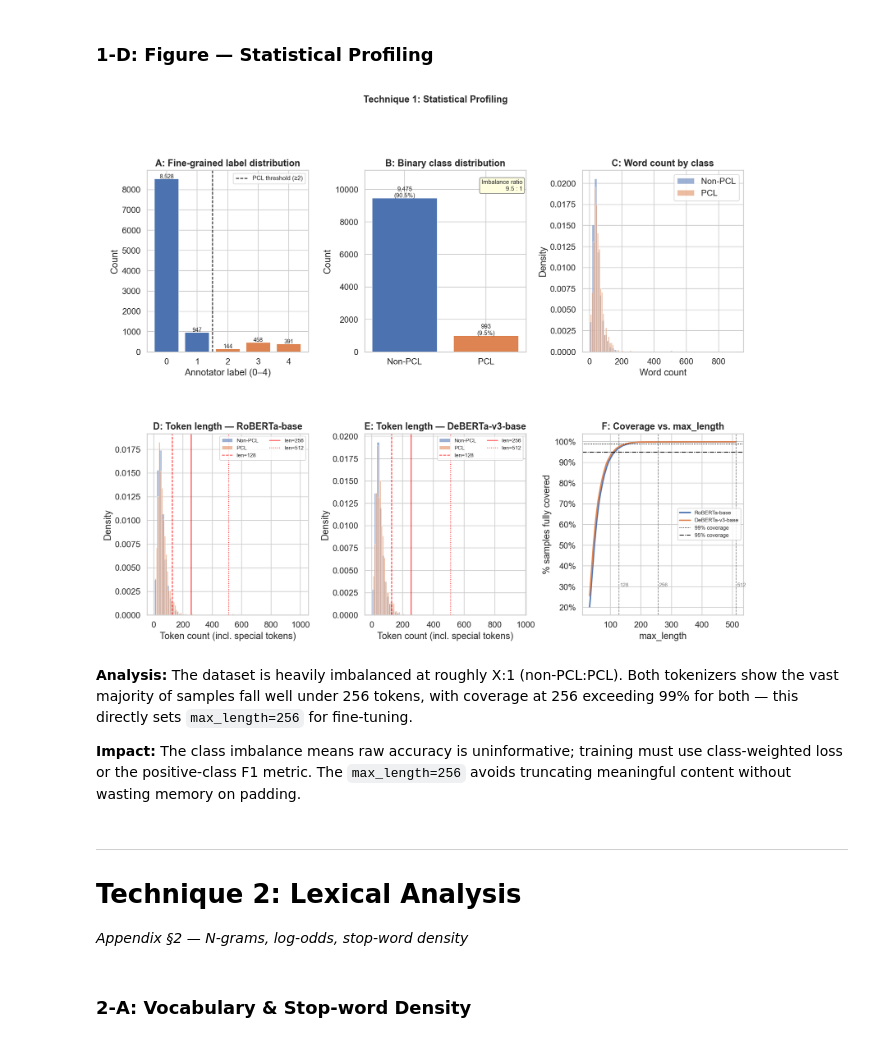
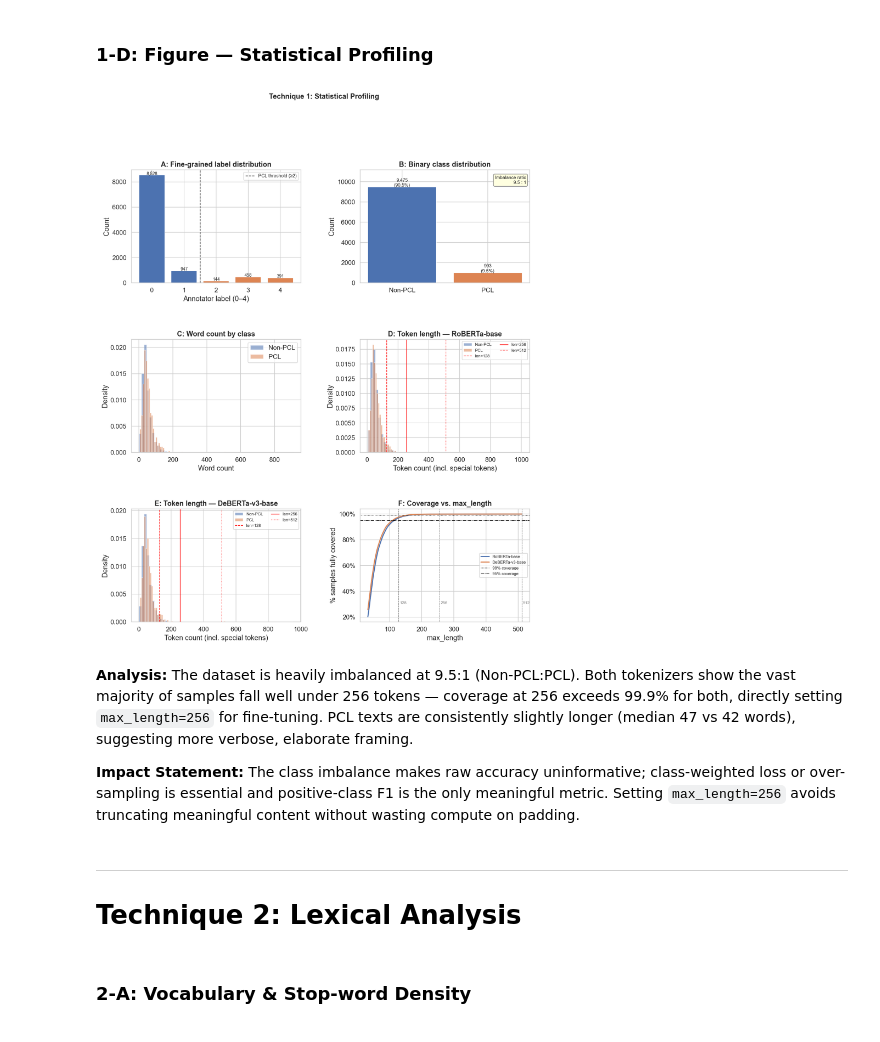
Before and after one commit to ut6817150/SemEval-2022-Task-4---Patronising-and-Condescending-Language-Detection, a Jupyter notebook: Exercise_2.ipynb, the cells around one changed output. Saved outputs shown, nothing was run; the diff lists cells and outputs as text; code cells hidden in the pictures.

```diff
--- a/Exercise_2.ipynb
+++ b/Exercise_2.ipynb
@@ -250,8 +250,8 @@ Coverage table:
 # %% [markdown]
 ### 1-D: Figure — Statistical Profiling
 # %%
-fig = plt.figure(figsize=(16, 12))
-gs  = gridspec.GridSpec(2, 3, figure=fig, hspace=0.45, wspace=0.35)
+fig = plt.figure(figsize=(14, 16))
+gs  = gridspec.GridSpec(3, 2, figure=fig, hspace=0.50, wspace=0.35)
 
 # Panel A: Fine-grained label distribution
 ax_a = fig.add_subplot(gs[0, 0])
@@ -281,7 +281,7 @@ ax_b.annotate(f"Imbalance ratio\n{ir:.1f} : 1",
               fontsize=9, bbox=dict(boxstyle="round,pad=0.3", fc="lightyellow", ec="grey"))
 
 # Panel C: Word count by class
-ax_c = fig.add_subplot(gs[0, 2])
+ax_c = fig.add_subplot(gs[1, 0])
 for pcl_val, label, color in [(0, "Non-PCL", BLUE), (1, "PCL", ORANGE)]:
     ax_c.hist(df.loc[df["pcl"] == pcl_val, "word_count"],
               bins=60, alpha=0.55, label=label, color=color, density=True)
@@ -290,8 +290,8 @@ ax_c.set_xlabel("Word count")
 ax_c.set_ylabel("Density")
 ax_c.legend()
 
-# Panel D: Token length — RoBERTa
-ax_d = fig.add_subplot(gs[1, 0])
+# Panel D: Token length — RoBERTa-base
+ax_d = fig.add_subplot(gs[1, 1])
 col_r = "tok_RoBERTa-base"
 for pcl_val, label, color in [(0, "Non-PCL", BLUE), (1, "PCL", ORANGE)]:
     ax_d.hist(df.loc[df["pcl"] == pcl_val, col_r],
@@ -303,50 +303,49 @@ ax_d.set_xlabel("Token count (incl. special tokens)")
 ax_d.set_ylabel("Density")
 ax_d.legend(fontsize=8, ncol=2)
 
-# Panel E: Token length — DeBERTa
-ax_e = fig.add_subplot(gs[1, 1])
+# Panel E: Token length — DeBERTa-v3-base
+ax_e = fig.add_subplot(gs[2, 0])
 col_d = "tok_DeBERTa-v3-base"
 for pcl_val, label, color in [(0, "Non-PCL", BLUE), (1, "PCL", ORANGE)]:
     ax_e.hist(df.loc[df["pcl"] == pcl_val, col_d],
               bins=60, alpha=0.55, label=label, color=color, density=True)
 for t, ls in [(128, "--"), (256, "-"), (512, ":")]:
     ax_e.axvline(t, color="red", linestyle=ls, linewidth=1.1, label=f"len={t}")
 ax_e.set_title("E: Token length — DeBERTa-v3-base", fontweight="bold")
 ax_e.set_xlabel("Token count (incl. special tokens)")
 ax_e.set_ylabel("Density")
 ax_e.legend(fontsize=8, ncol=2)
 
-# Panel F: Coverage curve
-ax_f = fig.add_subplot(gs[1, 2])
+# Panel F: Coverage curve (both tokenizers)
+ax_f = fig.add_subplot(gs[2, 1])
 thrs = list(range(32, 513, 4))
 colors_tok = {"RoBERTa-base": BLUE, "DeBERTa-v3-base": ORANGE}
 for name in TOKENIZERS:
     col  = f"tok_{name}"
     covs = [(df[col] <= t).mean() * 100 for t in thrs]
     ax_f.plot(thrs, covs, label=name, color=colors_tok[name], linewidth=2)
 for x_mark in [128, 256, 512]:
     ax_f.axvline(x_mark, color="grey", linestyle="--", linewidth=0.9)
     ax_f.text(x_mark + 3, 30, str(x_mark), color="grey", fontsize=8)
 ax_f.axhline(99, color="black", linestyle=":",  linewidth=1, label="99% coverage")
 ax_f.axhline(95, color="black", linestyle="-.", linewidth=1, label="95% coverage")
 ax_f.set_title("F: Coverage vs. max_length", fontweight="bold")
 ax_f.set_xlabel("max_length")
 ax_f.set_ylabel("% samples fully covered")
 ax_f.yaxis.set_major_formatter(mticker.PercentFormatter())
 ax_f.legend(fontsize=8)
 
 fig.suptitle("Technique 1: Statistical Profiling", fontsize=14, fontweight="bold", y=1.01)
 plt.show()
 # %% [output]
-[figure, old version]
+[figure, new version]
 # %% [markdown]
-**Analysis:** The dataset is heavily imbalanced at roughly X:1 (non-PCL:PCL). Both tokenizers show the vast majority of samples fall well under 256 tokens, with coverage at 256 exceeding 99% for both — this directly sets `max_length=256` for fine-tuning.
+**Analysis:** The dataset is heavily imbalanced at 9.5:1 (Non-PCL:PCL). Both tokenizers show the vast majority of samples fall well under 256 tokens — coverage at 256 exceeds 99.9% for both, directly setting `max_length=256` for fine-tuning. PCL texts are consistently slightly longer (median 47 vs 42 words), suggesting more verbose, elaborate framing.
 
-**Impact:** The class imbalance means raw accuracy is uninformative; training must use class-weighted loss or the positive-class F1 metric. The `max_length=256` avoids truncating meaningful content without wasting memory on padding.
+**Impact Statement:** The class imbalance makes raw accuracy uninformative; class-weighted loss or over-sampling is essential and positive-class F1 is the only meaningful metric. Setting `max_length=256` avoids truncating meaningful content without wasting compute on padding.
 # %% [markdown]
 ---
 # Technique 2: Lexical Analysis
-*Appendix §2 — N-grams, log-odds, stop-word density*
 # %% [markdown]
 ### 2-A: Vocabulary & Stop-word Density
 # %%
```
Also changed, not shown: parts of 26 cells of this notebook, 1 other file.
